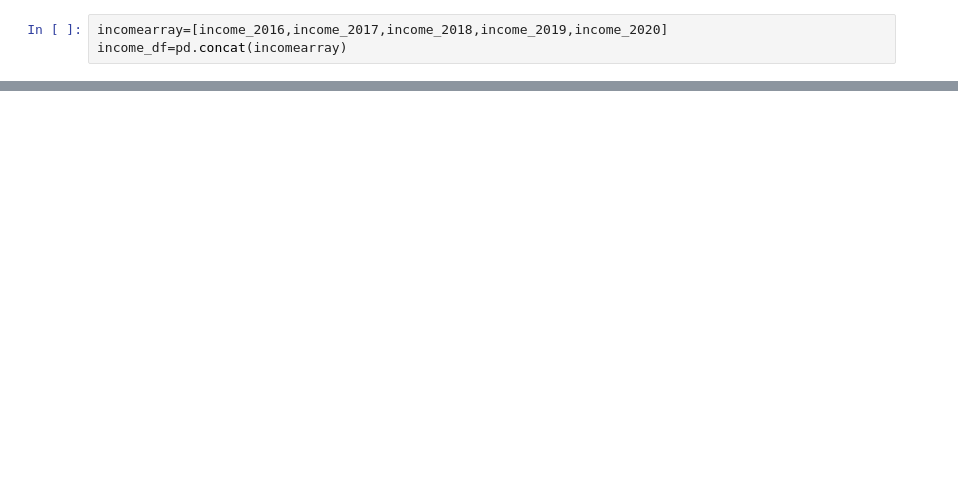
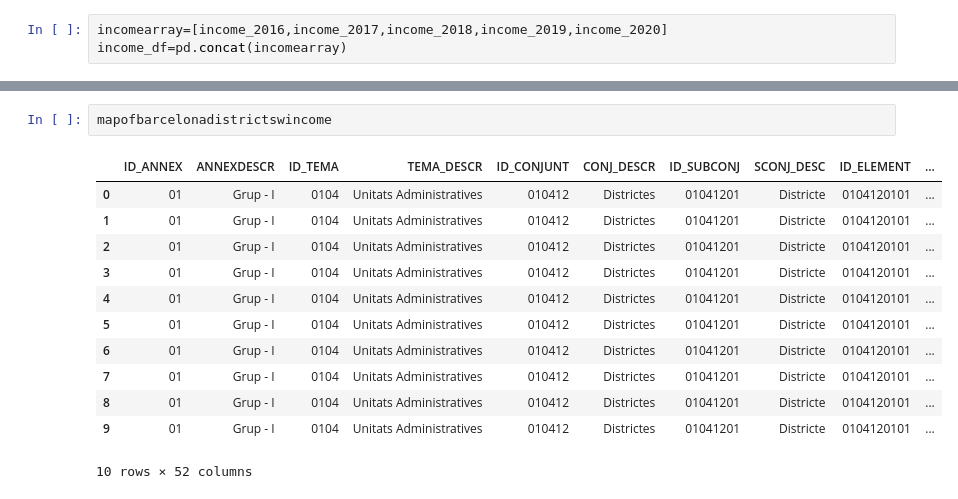
Before and after one commit to JuliaAT/AVDM-project, a Jupyter notebook: DataTreatment(EnriqueGarcíaOrtiz).ipynb, the cells around one changed output, grey strips where cells are left out. Drawn from its saved outputs; the diff is of its cells as text; blank space fills up the shorter version.

```diff
--- a/DataTreatment(EnriqueGarcíaOrtiz).ipynb
+++ b/DataTreatment(EnriqueGarcíaOrtiz).ipynb
@@ -47,0 +77,15 @@ plt.show()
+# %%
+mapofbarcelonadistrictswincome
+# %% [output]
+|  | ID_ANNEX | ANNEXDESCR | ID_TEMA | TEMA_DESCR | ID_CONJUNT | CONJ_DESCR | ID_SUBCONJ | SCONJ_DESC | ID_ELEMENT | ... |
+| 0 | 01 | Grup - I | 0104 | Unitats Administratives | 010412 | Districtes | 01041201 | Districte | 0104120101 | ... |
+| 1 | 01 | Grup - I | 0104 | Unitats Administratives | 010412 | Districtes | 01041201 | Districte | 0104120101 | ... |
+| 2 | 01 | Grup - I | 0104 | Unitats Administratives | 010412 | Districtes | 01041201 | Districte | 0104120101 | ... |
+| 3 | 01 | Grup - I | 0104 | Unitats Administratives | 010412 | Districtes | 01041201 | Districte | 0104120101 | ... |
+| 4 | 01 | Grup - I | 0104 | Unitats Administratives | 010412 | Districtes | 01041201 | Districte | 0104120101 | ... |
+| 5 | 01 | Grup - I | 0104 | Unitats Administratives | 010412 | Districtes | 01041201 | Districte | 0104120101 | ... |
+| 6 | 01 | Grup - I | 0104 | Unitats Administratives | 010412 | Districtes | 01041201 | Districte | 0104120101 | ... |
+| 7 | 01 | Grup - I | 0104 | Unitats Administratives | 010412 | Districtes | 01041201 | Districte | 0104120101 | ... |
+| 8 | 01 | Grup - I | 0104 | Unitats Administratives | 010412 | Districtes | 01041201 | Districte | 0104120101 | ... |
+| 9 | 01 | Grup - I | 0104 | Unitats Administratives | 010412 | Districtes | 01041201 | Districte | 0104120101 | ... |
+10 rows × 52 columns
```
Also changed, not shown: parts of 4 cells of this notebook.
